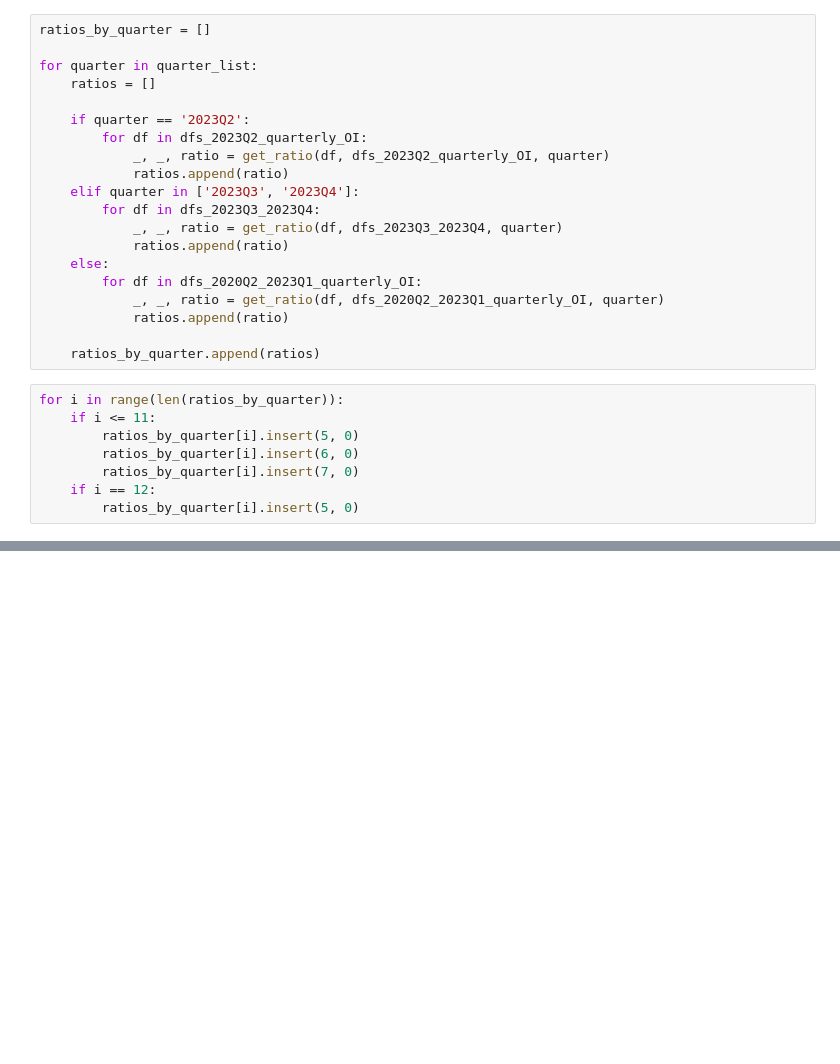
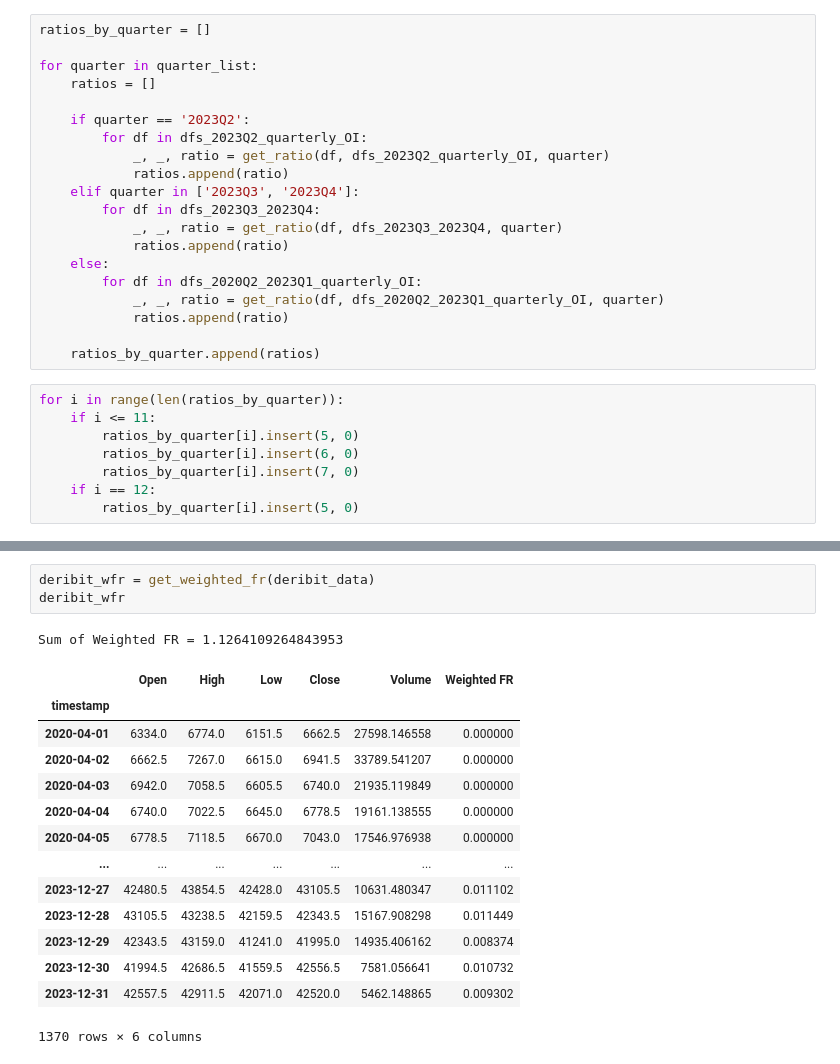
Before and after one commit to immortal16/OpenDeltaDeliverables, a Jupyter notebook: 1_2_data_aggregation.ipynb, the cells around one changed output, grey strips where cells are left out. Cells and saved outputs as stored; diff of their text form; blank space fills up the shorter version.

```diff
--- a/1_2_data_aggregation.ipynb
+++ b/1_2_data_aggregation.ipynb
@@ -138,0 +149,19 @@ get_weighted_fr(huobi_data)
+# %%
+deribit_wfr = get_weighted_fr(deribit_data)
+deribit_wfr
+# %% [output]
+Sum of Weighted FR = 1.1264109264843953
+|  | Open | High | Low | Close | Volume | Weighted FR |
+| timestamp |  |  |  |  |  |  |
+| 2020-04-01 | 6334.0 | 6774.0 | 6151.5 | 6662.5 | 27598.146558 | 0.000000 |
+| 2020-04-02 | 6662.5 | 7267.0 | 6615.0 | 6941.5 | 33789.541207 | 0.000000 |
+| 2020-04-03 | 6942.0 | 7058.5 | 6605.5 | 6740.0 | 21935.119849 | 0.000000 |
+| 2020-04-04 | 6740.0 | 7022.5 | 6645.0 | 6778.5 | 19161.138555 | 0.000000 |
+| 2020-04-05 | 6778.5 | 7118.5 | 6670.0 | 7043.0 | 17546.976938 | 0.000000 |
+| ... | ... | ... | ... | ... | ... | ... |
+| 2023-12-27 | 42480.5 | 43854.5 | 42428.0 | 43105.5 | 10631.480347 | 0.011102 |
+| 2023-12-28 | 43105.5 | 43238.5 | 42159.5 | 42343.5 | 15167.908298 | 0.011449 |
+| 2023-12-29 | 42343.5 | 43159.0 | 41241.0 | 41995.0 | 14935.406162 | 0.008374 |
+| 2023-12-30 | 41994.5 | 42686.5 | 41559.5 | 42556.5 | 7581.056641 | 0.010732 |
+| 2023-12-31 | 42557.5 | 42911.5 | 42071.0 | 42520.0 | 5462.148865 | 0.009302 |
+1370 rows × 6 columns
```
Also changed, not shown: parts of 13 cells of this notebook.
